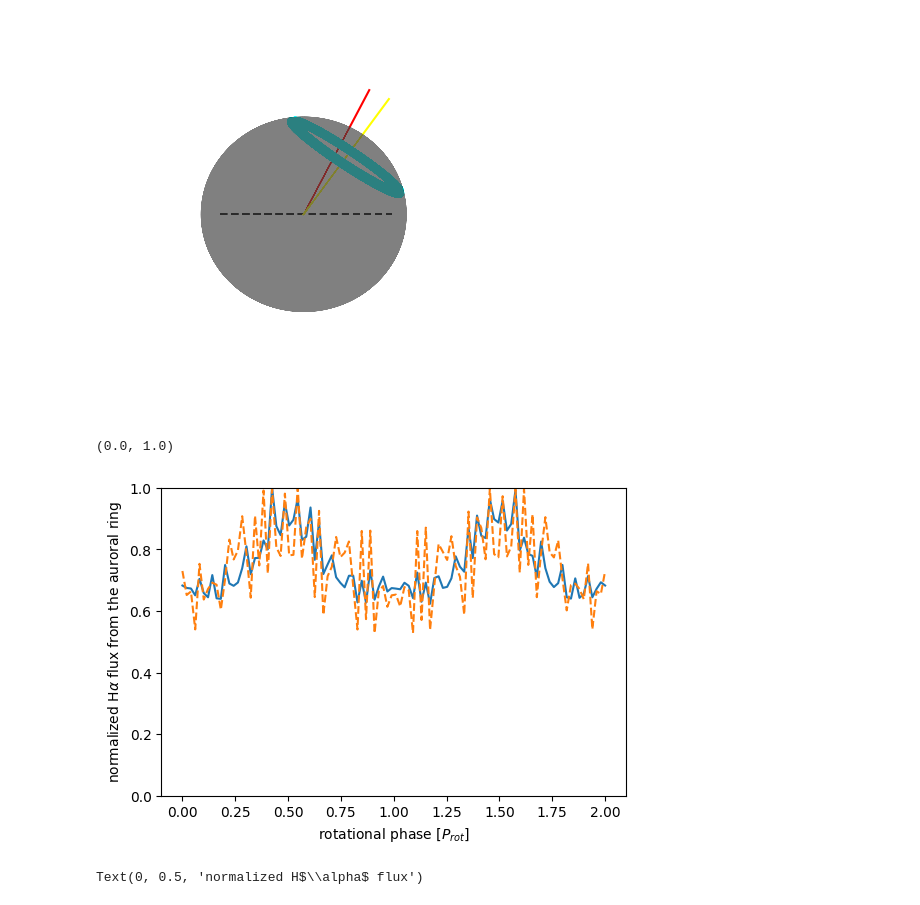
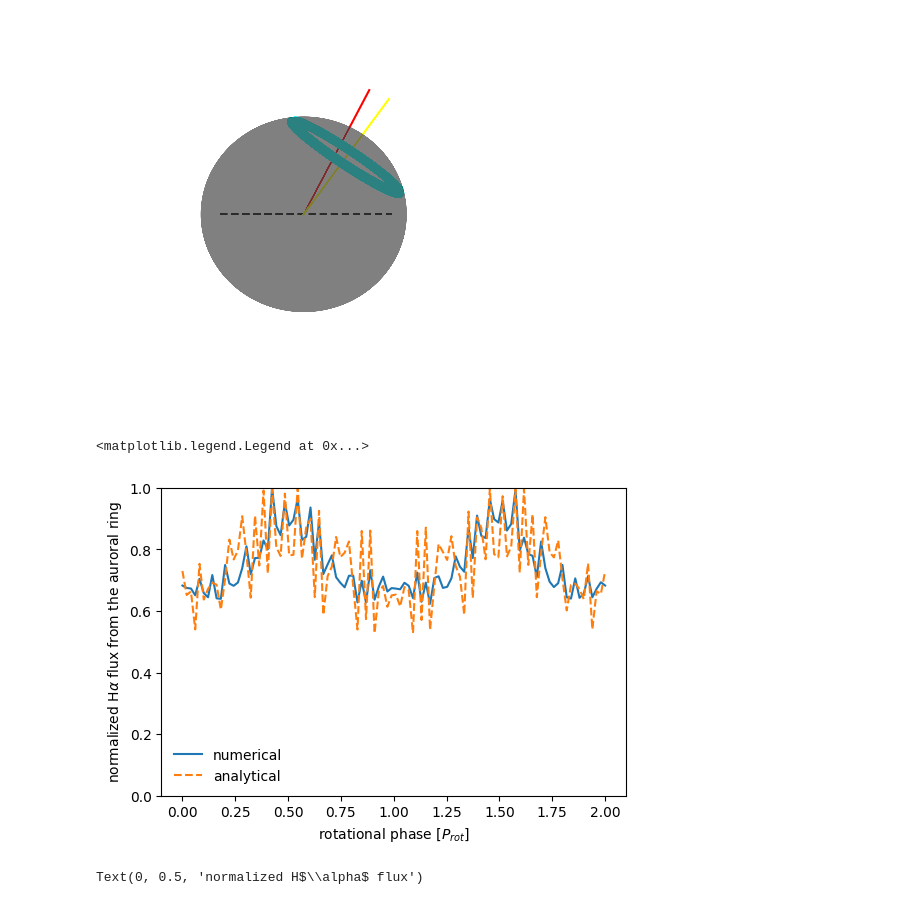
Before and after one commit to ekaterinailin/2023_10_Oblique_Ring, a Jupyter notebook: introduction_to_auroral_ring.ipynb, the cells around one changed output. Cells and saved outputs as stored; diff of their text form; code cells hidden in the pictures.

```diff
--- a/introduction_to_auroral_ring.ipynb
+++ b/introduction_to_auroral_ring.ipynb
@@ -58,23 +58,24 @@ ring.plot_layout_sphere(ax, view=-alpha * 180 / np.pi)
 # %%
 # plot the flux of the auroral ring as a function of rotational phase
 
 # define rotational phases
 alphas = np.linspace(0, 4*np.pi, 100)
 
 # calculate the fluxes numerically and analytically
 int_fluxes = [np.sum(ring.get_flux_numerically(alpha=alpha)) for alpha in alphas]
 int_fluxes_analytical = [np.sum(ring.get_flux_analytically(alpha=alpha)) for alpha in alphas]
 
 # plot the fluxes
 plt.figure(figsize=(6, 4))
 plt.plot(alphas / 2 / np.pi, int_fluxes / np.max(int_fluxes))
 plt.plot(alphas / 2 / np.pi, int_fluxes_analytical / np.max(int_fluxes_analytical), ls='--')
 plt.xlabel(r'rotational phase [$P_{rot}$]')
 plt.ylabel(r'normalized H$\alpha$ flux from the auroral ring')
 plt.ylim(0,1)
+plt.legend(['numerical', 'analytical'], frameon=False)
 # %% [output]
-(0.0, 1.0)
+<matplotlib.legend.Legend at 0x...>
-[figure, old version]
+[figure, new version]
 # %%
 # plot an individual spectral line profile
 plt.figure(figsize=(6, 4))
```
Also changed, not shown: 4 other files.
